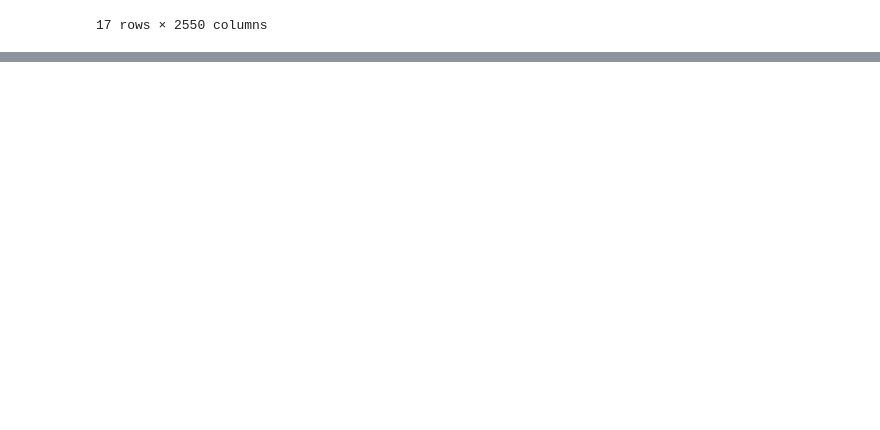
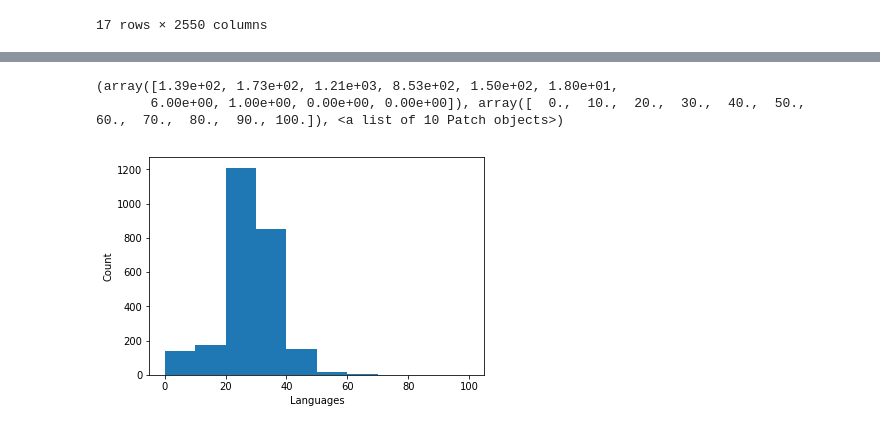
Before and after one commit to Elwing-Chou/testtesttest, a Jupyter notebook: ted.ipynb, the cells around one changed output, grey strips where cells are left out. Cells and saved outputs as stored; diff of their text form; code cells hidden in the pictures; blank space fills up the shorter version.

```diff
--- a/ted.ipynb
+++ b/ted.ipynb
@@ -99,0 +156,7 @@ df.T
+# %%
+# 轉換流程 -> 遞給整行 -> 每一個走過流程
+def timetrans(s):
+    return str(datetime.utcfromtimestamp(s))
+# apply: apply(流程名字) 對每一個執行一次流程
+df["filmutc"] = df["film_date"].apply(timetrans)
+df
@@ -99,0 +237,12 @@ df.T
+# %%
+import matplotlib.pyplot as plt
+result = plt.hist(df["languages"], range=(0, 100), bins=10)
+print(result)
+# 這裡要注意一下, 因為預設只支援英文字型, 需要中文的話要特別設置字型
+plt.xlabel("Languages")
+plt.ylabel("Count")
+plt.show()
+# %% [output]
+(array([1.39e+02, 1.73e+02, 1.21e+03, 8.53e+02, 1.50e+02, 1.80e+01,
+       6.00e+00, 1.00e+00, 0.00e+00, 0.00e+00]), array([  0.,  10.,  20.,  30.,  40.,  50.,  60.,  70.,  80.,  90., 100.]), <a list of 10 Patch objects>)
+[figure, added]
```
Also changed, not shown: parts of 10 cells of this notebook.
